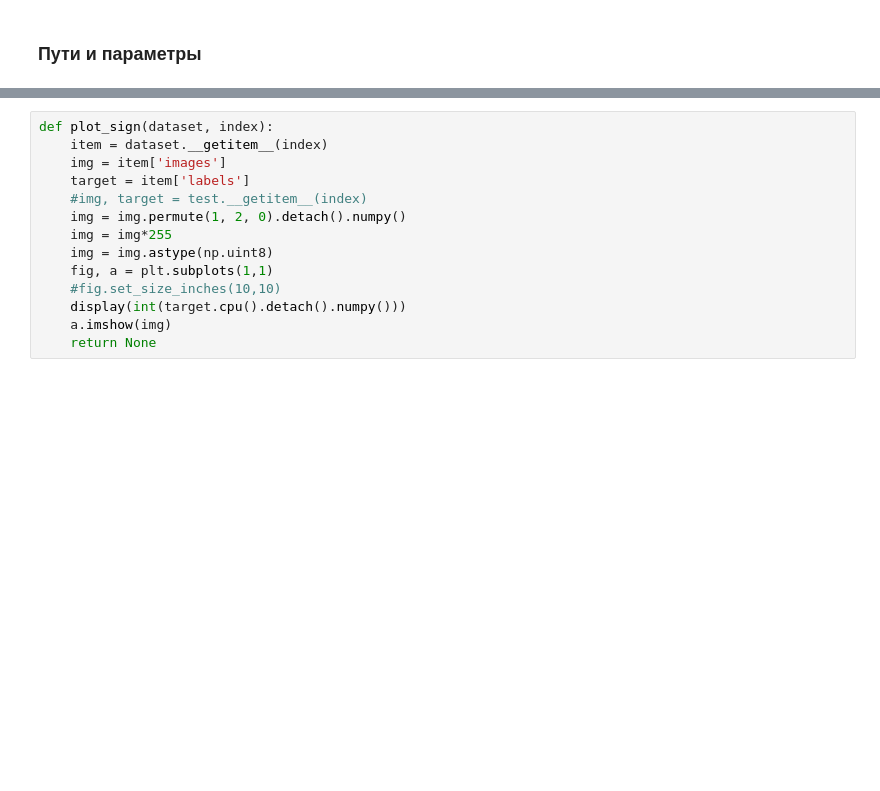
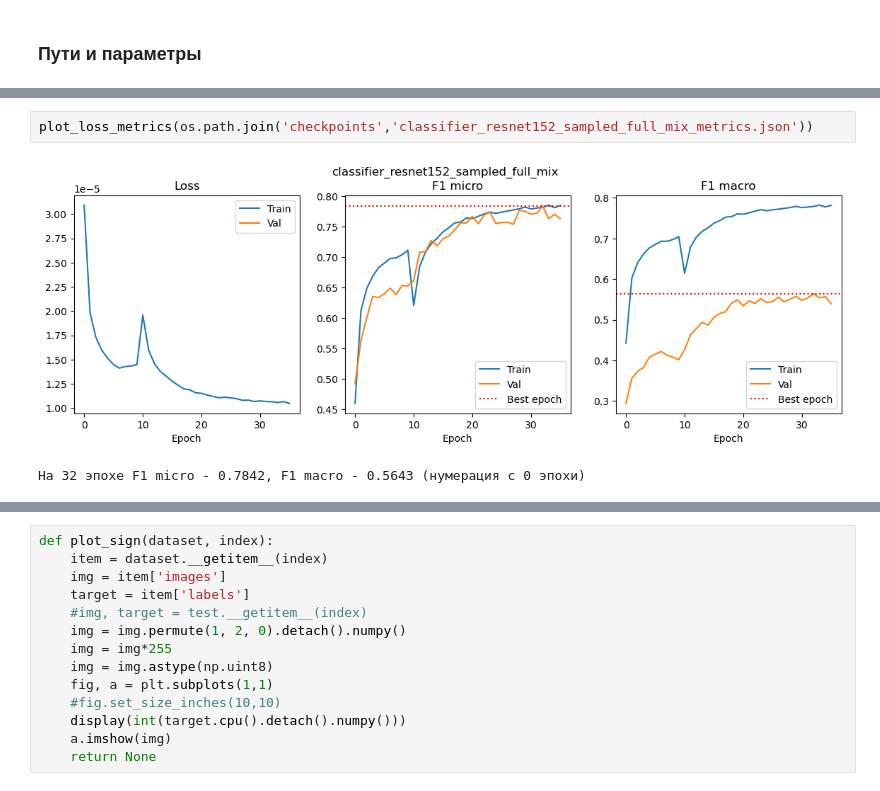
Before and after one commit to Denis-R-V/TSR, a Jupyter notebook: 4.4.classifier_eval.ipynb, the cells around one changed output, grey strips where cells are left out. Cells and saved outputs as stored; diff of their text form; blank space fills up the shorter version.

```diff
--- a/4.4.classifier_eval.ipynb
+++ b/4.4.classifier_eval.ipynb
@@ -92,3 +228,8 @@ print(torch.cuda.get_device_name(0) if device.type == 'cuda' else device.type)
+# %%
+plot_loss_metrics(os.path.join('checkpoints','classifier_resnet152_sampled_full_mix_metrics.json'))
+# %% [output]
+[figure, added]
+На 32 эпохе F1 micro - 0.7842, F1 macro - 0.5643 (нумерация с 0 эпохи)
 # %%
 class RTSD_classifier_val(Dataset):
     def __init__(self, dataset_path):
```
Also changed, not shown: parts of 17 cells of this notebook, 1 other file.
